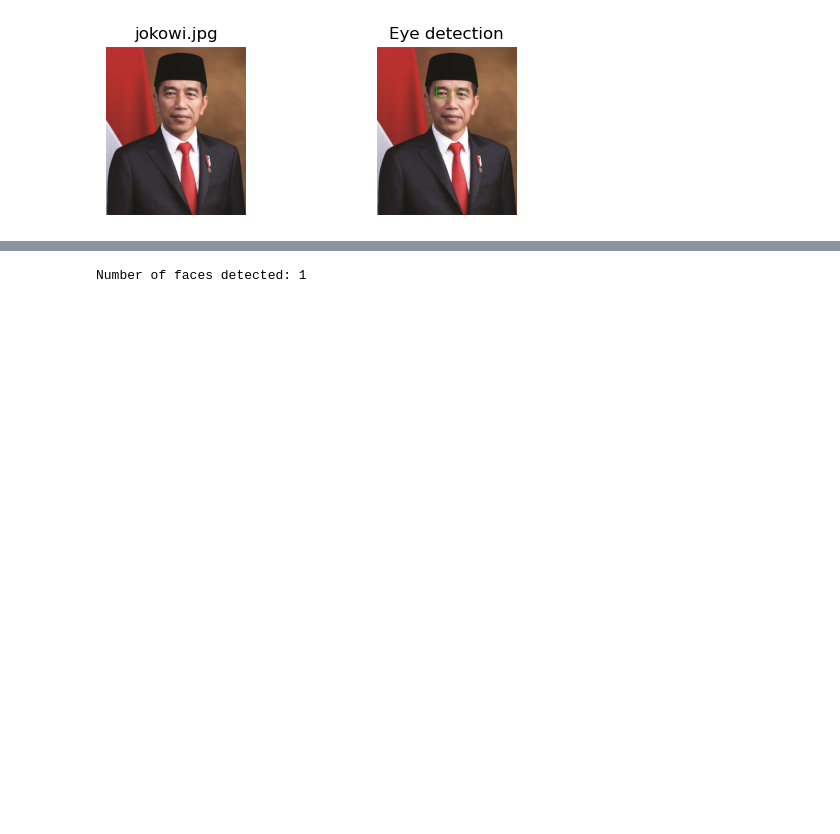
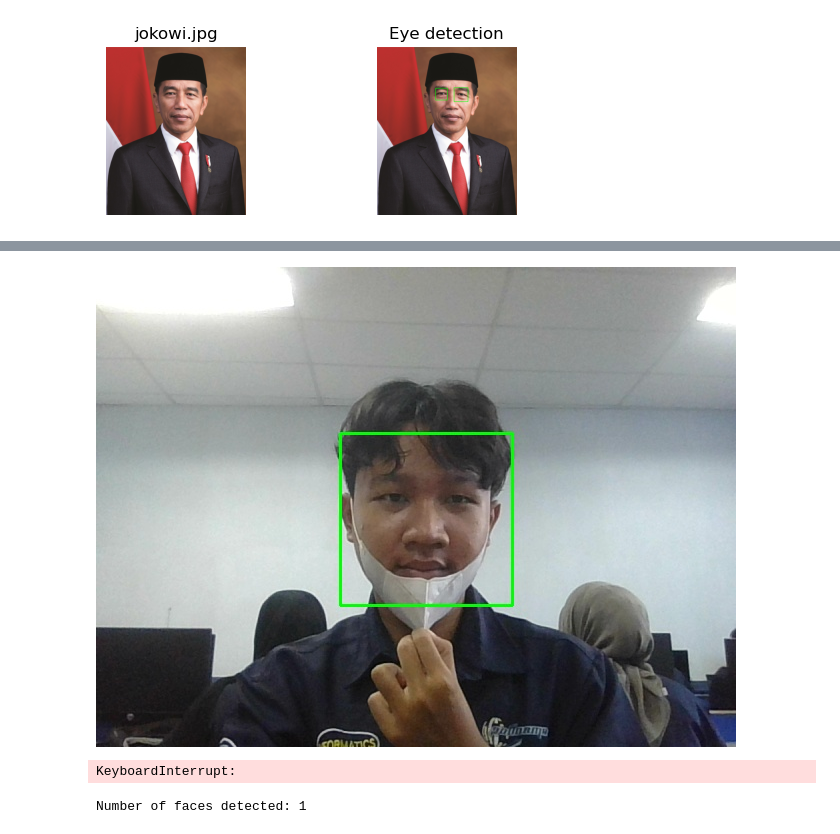
Before and after one commit to luthf-ai/PCVK-Polinema-Jobsheet, a Jupyter notebook: week12/Week12.ipynb, the cells around one changed output, grey strips where cells are left out. Saved outputs shown, nothing was run; the diff lists cells and outputs as text; code cells hidden in the pictures; blank space fills up the shorter version.

```diff
--- a/week12/Week12.ipynb
+++ b/week12/Week12.ipynb
@@ -74,7 +74,7 @@ Number of cats detected: 1
 (-0.5, 599.5, 399.5, -0.5)
 [figure]
 # %%
-eye_cascade = cv.CascadeClassifier('Face Detection/haarcascade_righteye_2splits.xml')
+eye_cascade = cv.CascadeClassifier('Face Detection/haarcascade_eye.xml')
 jokowi = images[0].copy()
 gray = cv.cvtColor(jokowi, cv.COLOR_BGR2GRAY)
 output = jokowi.copy()
@@ -95,17 +95,48 @@ plt.show()
 Number of eyes detected: 2
 [figure]
 # %%
+from IPython.display import display, Image
+import ipywidgets as widgets
+import threading
+
+stopButton = widgets.ToggleButton(
+    value=False,
+    description='Stop',
+    disabled=False,
+    button_style='danger', # 'success', 'info', 'warning', 'danger' or ''
+    tooltip='Description',
+    icon='square' # (FontAwesome names without the `fa-` prefix)
+)
+
 cap = cv.VideoCapture(0)
-while True:
-    ret, frame = cap.read()
-    gray = cv.cvtColor(frame, cv.COLOR_BGR2GRAY)
-    faces = face_cascade.detectMultiScale(gray)
-    output = frame.copy()
-    for (x,y,w,h) in faces:
-        cv.rectangle(output, (x,y), (x+w,y+h), (0,255,0), 2)
-    cv.imshow('Face detection', output)
-    if cv.waitKey(1) & 0xFF == ord('q'):
-        break
-cap.release()
-cv.destroyAllWindows()
+# while True:
+#     ret, frame = cap.read()
+#     gray = cv.cvtColor(frame, cv.COLOR_BGR2GRAY)
+#     faces = face_cascade.detectMultiScale(gray)
+#     output = frame.copy()
+#     for (x,y,w,h) in faces:
+#         cv.rectangle(output, (x,y), (x+w,y+h), (0,255,0), 2)
+#     cv.imshow('Face detection', output)
+#     if cv.waitKey(1) & 0xFF == ord('q'):
+#         break
+
+def view(button):
+    display_handle=display(None, display_id=True)
+    i = 0
+    while True:
+        _, frame = cap.read()
+        gray = cv.cvtColor(frame, cv.COLOR_BGR2GRAY)
+        faces = face_cascade.detectMultiScale(gray)
+        output = frame.copy()
+        for (x,y,w,h) in faces:
+            cv.rectangle(output, (x,y), (x+w,y+h), (0,255,0), 2)
+        _, frame = cv.imencode('.jpeg', output)
+        display_handle.update(Image(data=frame.tobytes()))
+        if stopButton.value==True:
+            cap.release()
+            display_handle.update(None)
+display(stopButton)
+view(stopButton)
+# thread = threading.Thread(target=view, args=(stopButton,))
+# thread.start()
 # %% [output]
@@ -129,3 +144,5 @@ Cannot move to target thread (0x58a9540)
+[figure, added]
+KeyboardInterrupt:
 # %%
 mjordan = images[4].copy()
 gray = cv.cvtColor(mjordan, cv.COLOR_BGR2GRAY)
```
Also changed, not shown: parts of 2 cells of this notebook.
